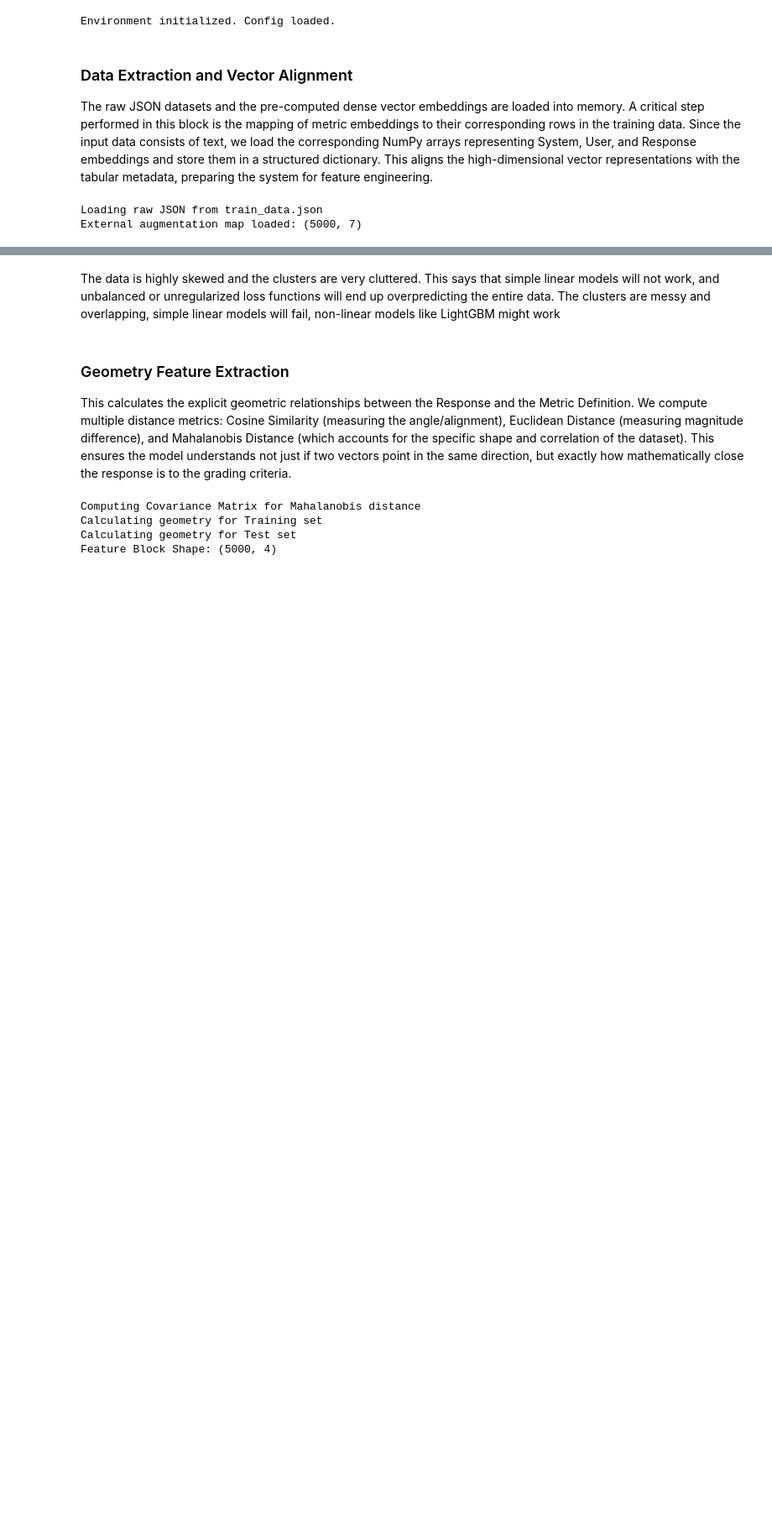
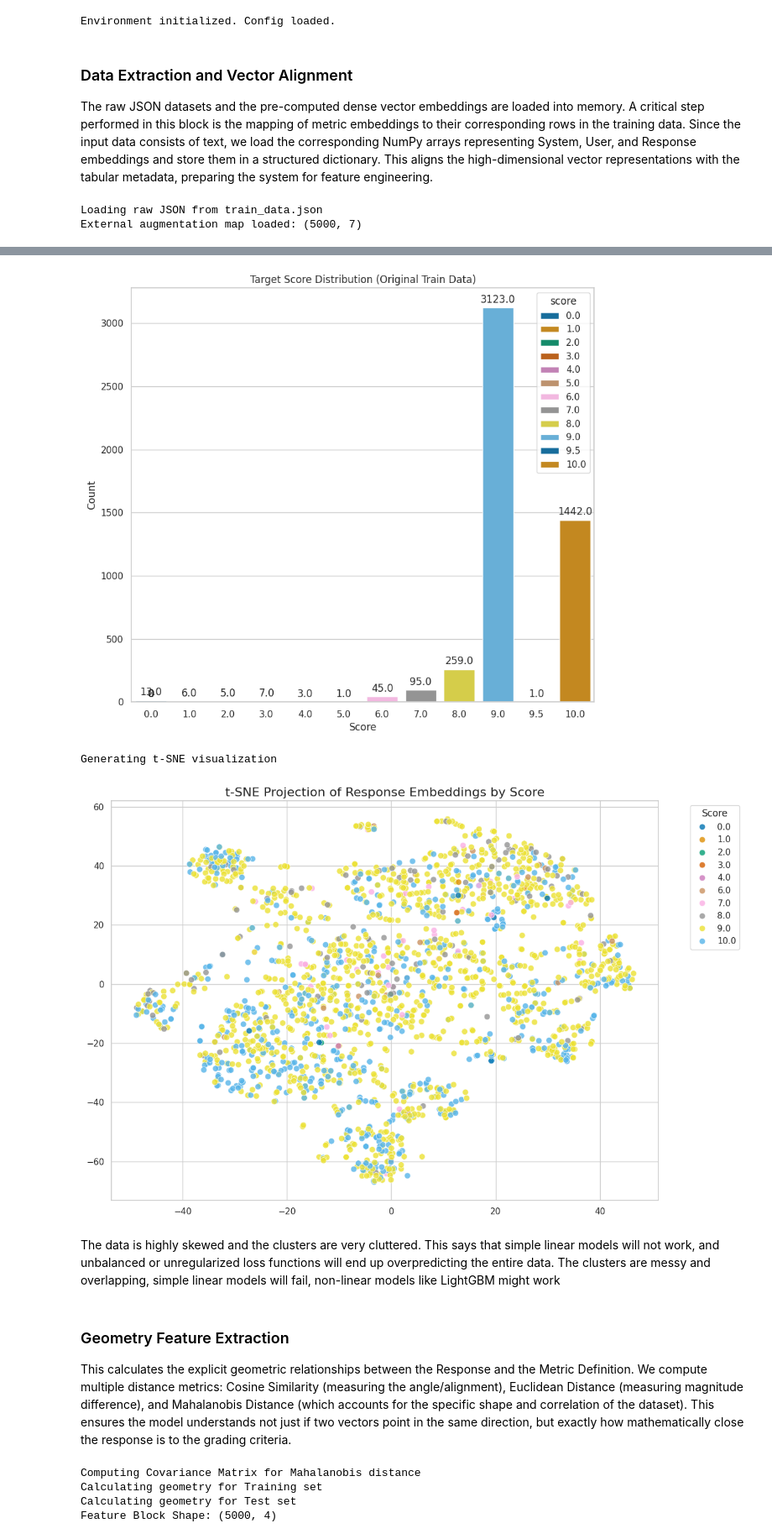
Before and after one commit to iikrithii/DA5401_DataChallenge, a Jupyter notebook: final.ipynb, the cells around one changed output, grey strips where cells are left out. Shown at 84% size. Saved outputs shown, nothing was run; the diff lists cells and outputs as text; code cells hidden in the pictures; blank space fills up the shorter version.

Commit message:
Visualization changes

```diff
--- a/final.ipynb
+++ b/final.ipynb
@@ -160,3 +124,55 @@ Generating t-SNE visualization
+# %%
+def visualize_landscape(vectors, labels):
+
+    # Convert labels to numeric (handles '10', '10.0', etc.)
+    labels = pd.to_numeric(labels, errors='coerce')
+
+    # Sort unique labels numerically
+    order = sorted(labels.unique())
+
+    plt.figure(figsize=(10, 9))
+    ax = sns.countplot(x=labels, order=order, palette="colorblind", hue=labels)
+
+    plt.title("Target Score Distribution (Original Train Data)")
+    plt.xlabel("Score")
+    plt.ylabel("Count")
+
+    # annotate bars
+    for p in ax.patches:
+        height = p.get_height()
+        ax.annotate(str(height),
+                    (p.get_x() + p.get_width()/2., height),
+                    ha='center', va='bottom', xytext=(0, 3),
+                    textcoords='offset points')
+
+    plt.show()
+
+    #t-SNE of Response Vectors (Sampled)
+    print("Generating t-SNE visualization")
+    subset_idx = np.random.choice(len(vectors), size=min(2000, len(vectors)), replace=False)
+    vec_subset = vectors[subset_idx]
+    label_subset = labels.iloc[subset_idx]
+
+    # PCA first to reduce noise, then t-SNE
+    pca_result = PCA(n_components=50).fit_transform(vec_subset)
+    tsne = TSNE(n_components=2, perplexity=30, random_state=42)
+    tsne_result = tsne.fit_transform(pca_result)
+
+    plt.figure(figsize=(12, 8))
+    scatter = sns.scatterplot(
+        x=tsne_result[:,0], y=tsne_result[:,1],
+        hue=label_subset, palette='colorblind', s=60, alpha=0.8
+    )
+    plt.title("t-SNE Projection of Response Embeddings by Score", fontsize=16)
+    plt.legend(title='Score', bbox_to_anchor=(1.05, 1), loc='upper left')
+    plt.tight_layout()
+    plt.show()
+
+visualize_landscape(vec_store['train']['rsp'], raw_train['score'])
+# %% [output]
+[figure, added]
+Generating t-SNE visualization
+[figure, added]
 # %% [markdown]
 The data is highly skewed and the clusters are very cluttered. This says that simple linear models will not work, and unbalanced or unregularized loss functions will end up overpredicting the entire data. The clusters are messy and overlapping, simple linear models will fail, non-linear models like LightGBM might work
 # %% [markdown]
```
Also changed, not shown: parts of 3 cells of this notebook.
